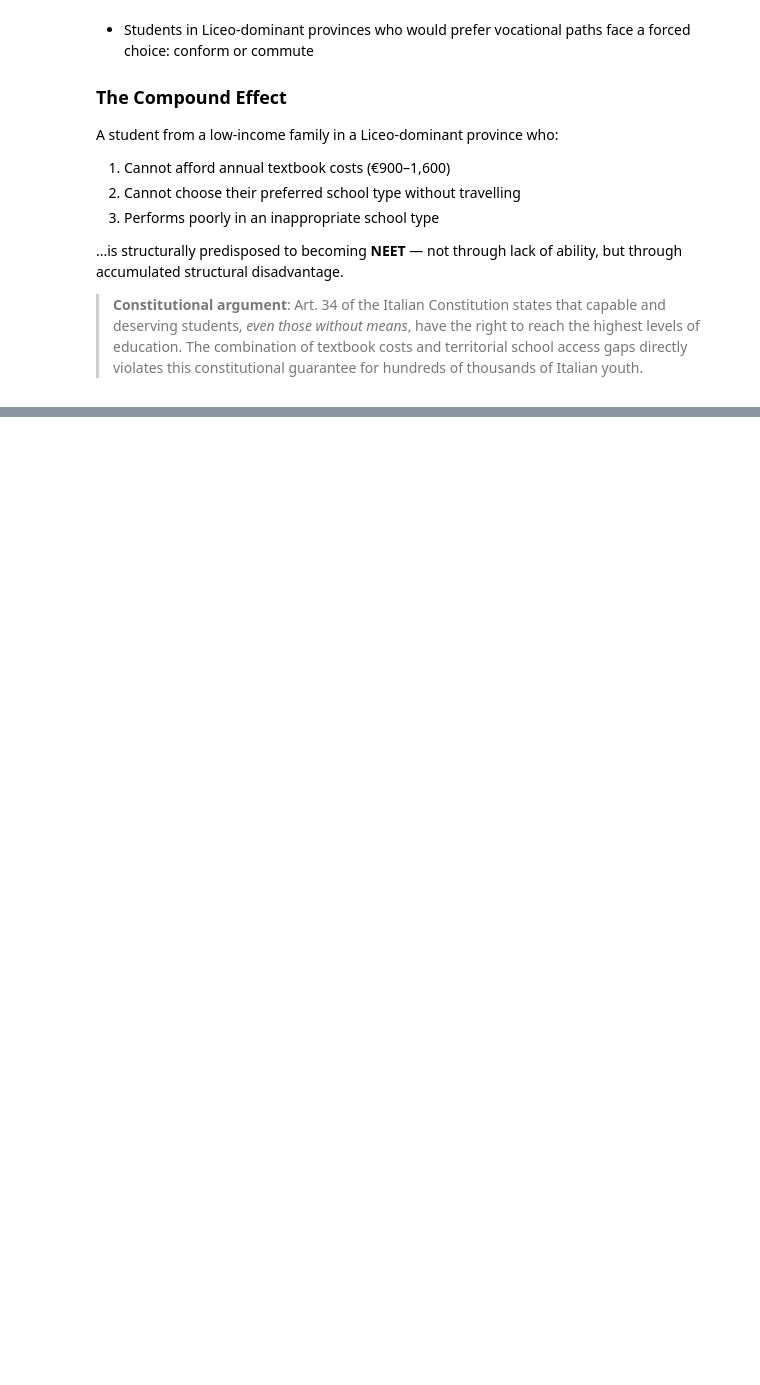
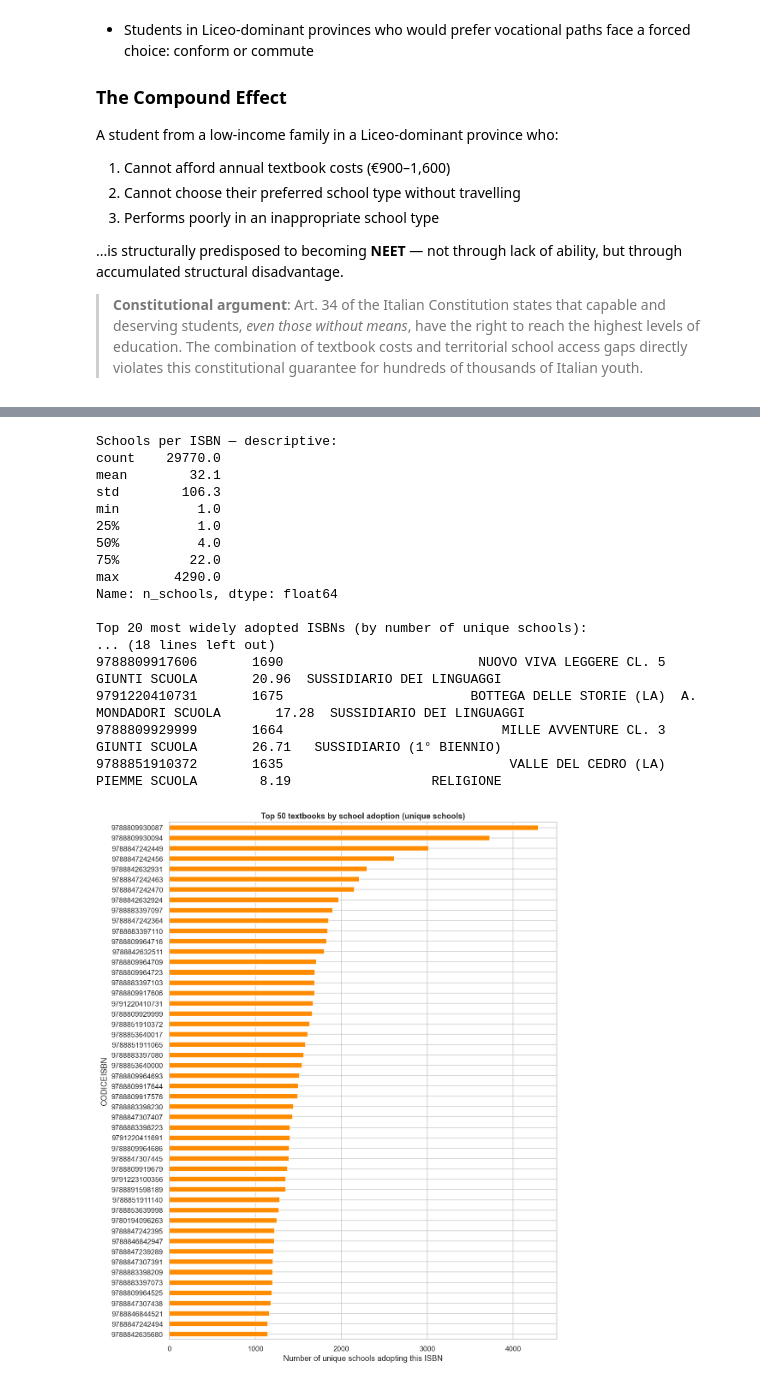
Before and after one commit to Eugenix94/Italienation, a Jupyter notebook: Notebooks/italy_textbooks_schools_territory.ipynb, the cells around one changed output, grey strips where cells are left out. Saved outputs shown, nothing was run; the diff lists cells and outputs as text; code cells hidden in the pictures; blank space fills up the shorter version.

```diff
--- a/Notebooks/italy_textbooks_schools_territory.ipynb
+++ b/Notebooks/italy_textbooks_schools_territory.ipynb
@@ -692,0 +882,50 @@ print(json.dumps(manifest, indent=2, ensure_ascii=False))
+# %%
+# 2) How many schools adopt each ISBN (popularity of books)
+schools_per_isbn = (books.groupby('CODICEISBN')['CODICESCUOLA']
+                    .nunique().rename('n_schools'))
+schools_per_isbn = schools_per_isbn[schools_per_isbn.index.notna()]
+print('Schools per ISBN — descriptive:')
+print(schools_per_isbn.describe().round(1))
+
+# Top popular books by unique school count
+top50 = schools_per_isbn.sort_values(ascending=False).head(50)
+meta = (books.groupby('CODICEISBN')
+        .agg(TITOLO=('TITOLO', lambda s: s.dropna().iloc[0] if len(s.dropna())>0 else ''),
+             EDITORE=('EDITORE', lambda s: s.dropna().iloc[0] if len(s.dropna())>0 else ''),
+             PREZZO_AVG=('PREZZO_NUM','mean'),
+             DISCIPLINA=('DISCIPLINA', lambda s: s.dropna().iloc[0] if len(s.dropna())>0 else '')))
+top50_meta = meta.loc[top50.index].assign(n_schools=top50)
+print('\nTop 20 most widely adopted ISBNs (by number of unique schools):')
+print(top50_meta[['n_schools','TITOLO','EDITORE','PREZZO_AVG','DISCIPLINA']].head(20).to_string())
+
+fig, ax = plt.subplots(figsize=(10, 12))
+top50_meta.sort_values('n_schools')['n_schools'].plot(kind='barh', ax=ax, color='darkorange')
+ax.set_xlabel('Number of unique schools adopting this ISBN')
+ax.set_title('Top 50 textbooks by school adoption (unique schools)', fontweight='bold')
+savefig('lb_15_schools_per_book_top50.png')
+
+fig, ax = plt.subplots(figsize=(10, 5))
+schools_per_isbn.hist(bins=50, color='steelblue', ax=ax)
+ax.set_xlabel('Number of schools adopting ISBN')
+ax.set_ylabel('Count of ISBNs')
+ax.set_title('Distribution of number of schools per ISBN (how widely adopted books are)')
+savefig('lb_16_schools_per_book_dist.png')
+# %% [output]
+Schools per ISBN — descriptive:
+count    29770.0
+mean        32.1
+std        106.3
+min          1.0
+25%          1.0
+50%          4.0
+75%         22.0
+max       4290.0
+Name: n_schools, dtype: float64
+
+Top 20 most widely adopted ISBNs (by number of unique schools):
+... (18 lines left out)
+9788809917606       1690                         NUOVO VIVA LEGGERE CL. 5        GIUNTI SCUOLA       20.96  SUSSIDIARIO DEI LINGUAGGI
+9791220410731       1675                        BOTTEGA DELLE STORIE (LA)  A. MONDADORI SCUOLA       17.28  SUSSIDIARIO DEI LINGUAGGI
+9788809929999       1664                            MILLE AVVENTURE CL. 3        GIUNTI SCUOLA       26.71   SUSSIDIARIO (1° BIENNIO)
+9788851910372       1635                             VALLE DEL CEDRO (LA)        PIEMME SCUOLA        8.19                  RELIGIONE
+[figure, added]
```
Also changed, not shown: parts of 23 cells of this notebook, 2 other files.
